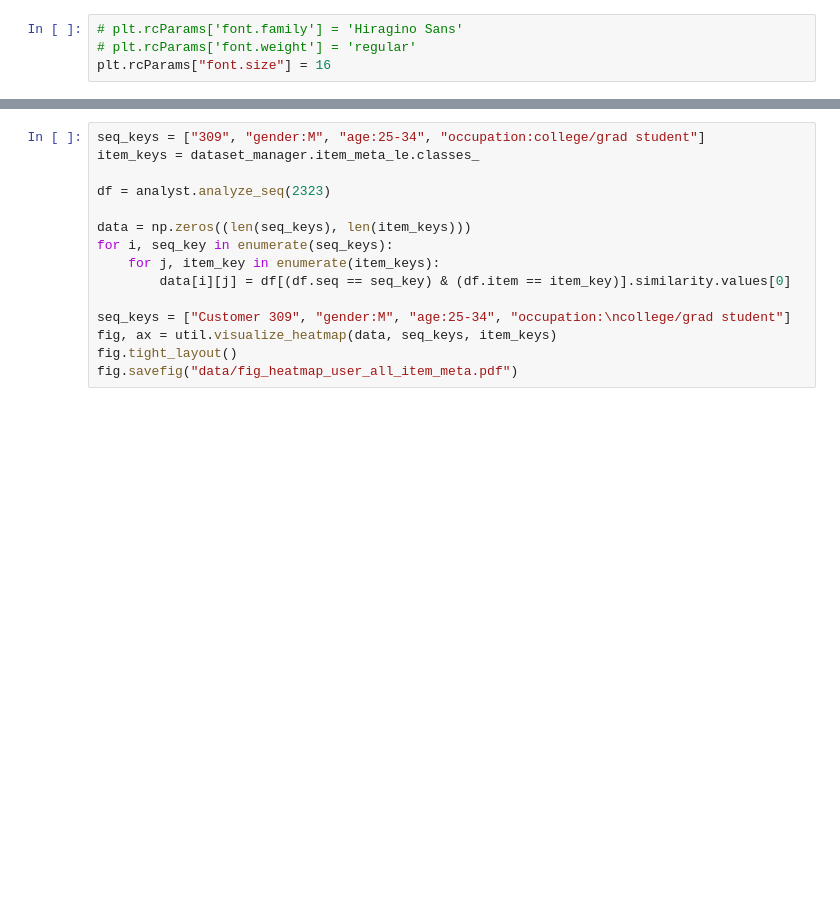
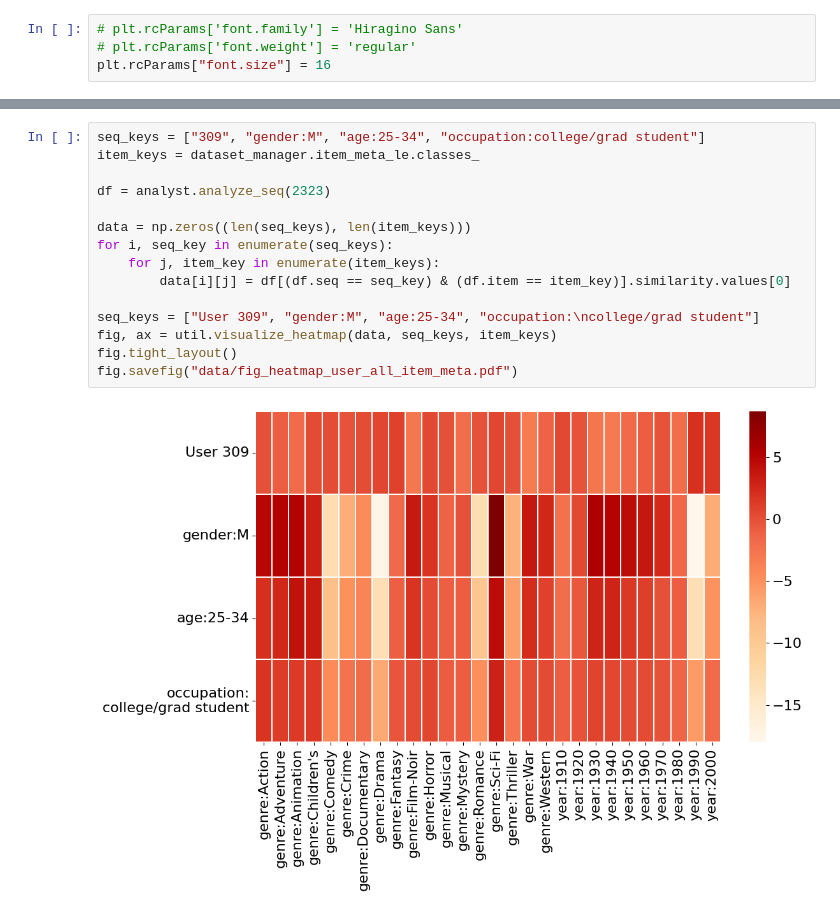
Before and after one commit to tishii2479/aau2v, a Jupyter notebook: notebooks/visualize_meta_matrix_movielens.ipynb, the cells around one changed output, grey strips where cells are left out. Cells and saved outputs as stored; diff of their text form; blank space fills up the shorter version.

```diff
--- a/notebooks/visualize_meta_matrix_movielens.ipynb
+++ b/notebooks/visualize_meta_matrix_movielens.ipynb
@@ -136,15 +149,17 @@ fig.savefig("data/fig_heatmap_user_item_meta.pdf")
 # %%
 seq_keys = ["309", "gender:M", "age:25-34", "occupation:college/grad student"]
 item_keys = dataset_manager.item_meta_le.classes_
 
 df = analyst.analyze_seq(2323)
 
 data = np.zeros((len(seq_keys), len(item_keys)))
 for i, seq_key in enumerate(seq_keys):
     for j, item_key in enumerate(item_keys):
         data[i][j] = df[(df.seq == seq_key) & (df.item == item_key)].similarity.values[0]
 
-seq_keys = ["Customer 309", "gender:M", "age:25-34", "occupation:\ncollege/grad student"]
+seq_keys = ["User 309", "gender:M", "age:25-34", "occupation:\ncollege/grad student"]
 fig, ax = util.visualize_heatmap(data, seq_keys, item_keys)
 fig.tight_layout()
 fig.savefig("data/fig_heatmap_user_all_item_meta.pdf")
+# %% [output]
+[figure, added]
```
Also changed, not shown: parts of 5 cells of this notebook, 25 other files.
